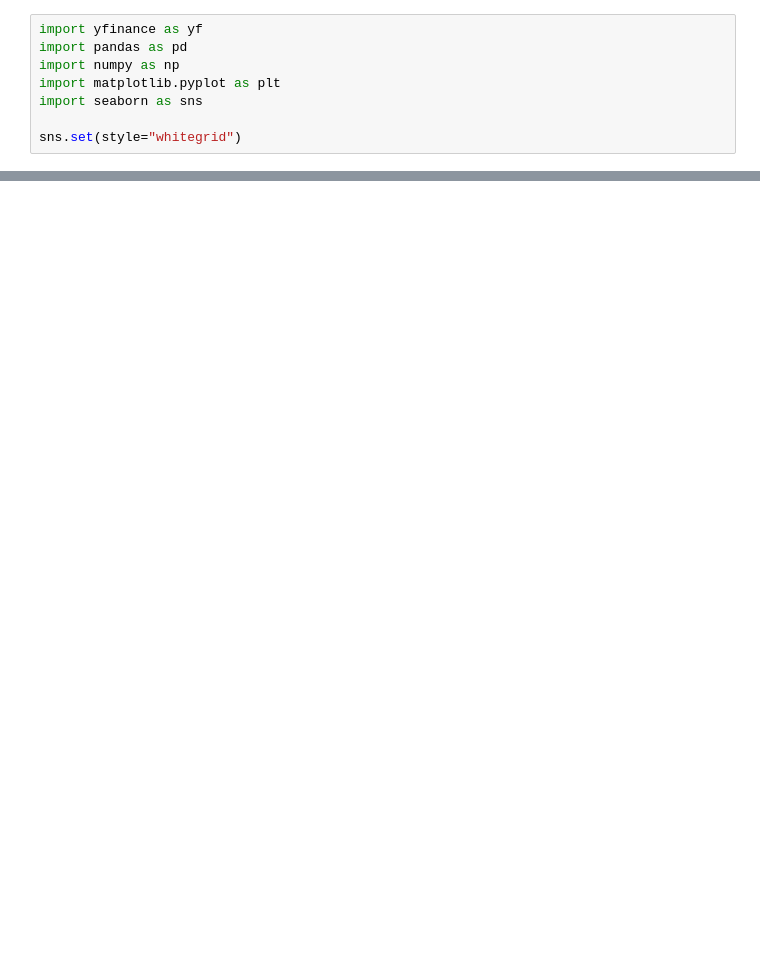
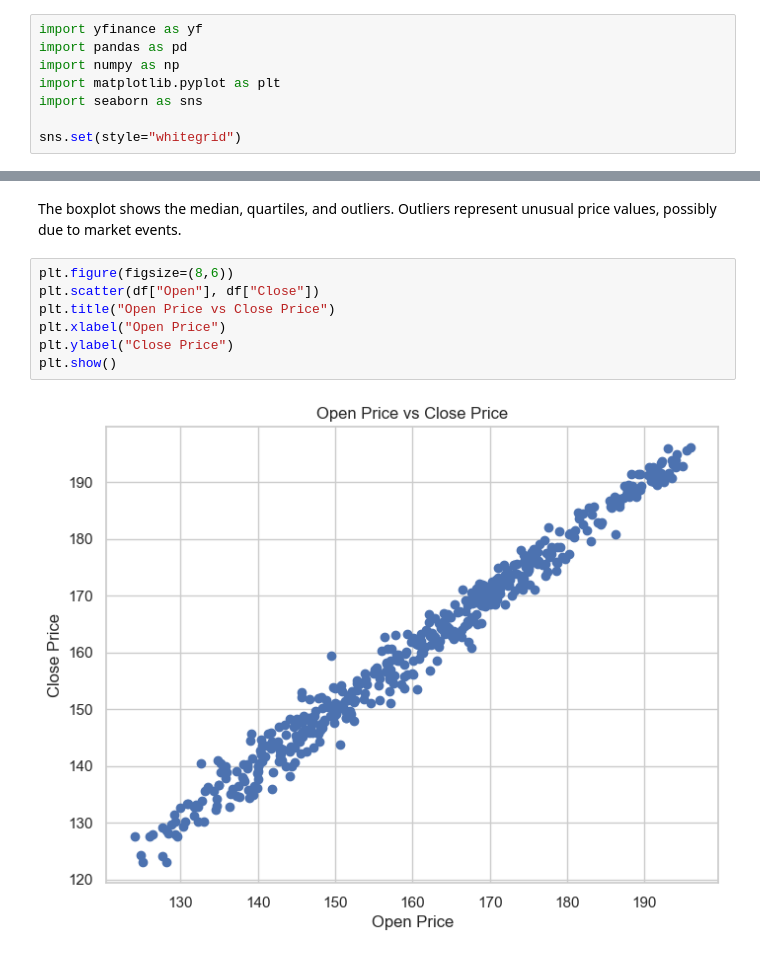
Before and after one commit to datasheng/csc46000-team-project-2026, a Jupyter notebook: eda_lab.ipynb, the cells around one changed output, grey strips where cells are left out. Saved outputs shown, nothing was run; the diff lists cells and outputs as text; blank space fills up the shorter version.

```diff
--- a/eda_lab.ipynb
+++ b/eda_lab.ipynb
@@ -37,0 +112,12 @@ sns.set(style="whitegrid")
+# %% [markdown]
+The boxplot shows the median, quartiles, and outliers.
+Outliers represent unusual price values, possibly due to market events.
+# %%
+plt.figure(figsize=(8,6))
+plt.scatter(df["Open"], df["Close"])
+plt.title("Open Price vs Close Price")
+plt.xlabel("Open Price")
+plt.ylabel("Close Price")
+plt.show()
+# %% [output]
+[figure, added]
```
Also changed, not shown: parts of 17 cells of this notebook.
